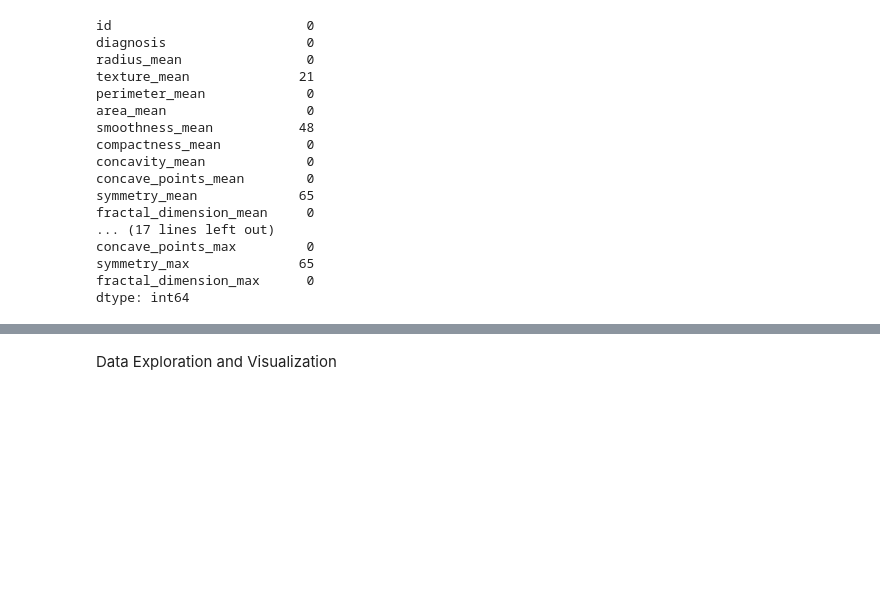
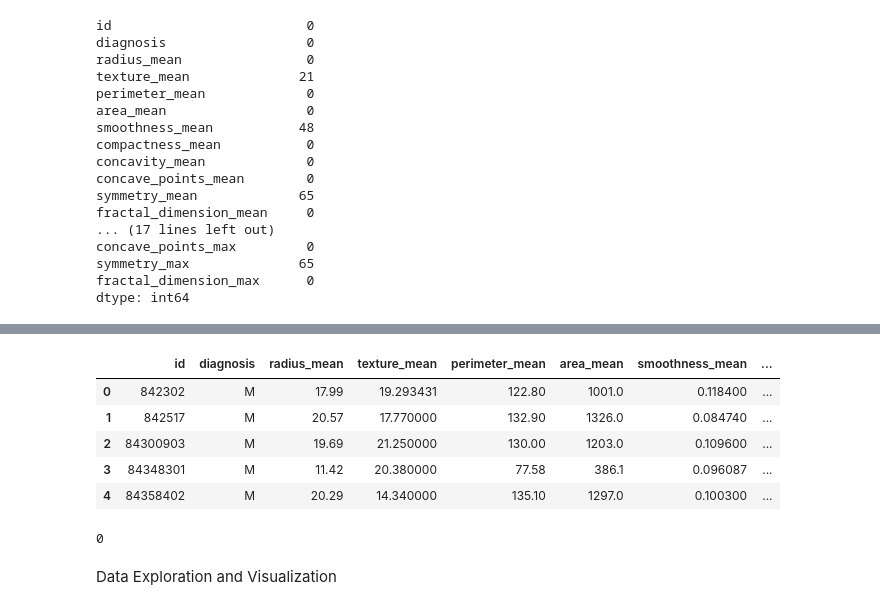
Before and after one commit to Placidus-Ali/intermediate_projects, a Jupyter notebook: week3/lesson1.ipynb, the cells around one changed output, grey strips where cells are left out. Drawn from its saved outputs; the diff is of its cells as text; code cells hidden in the pictures; blank space fills up the shorter version.

```diff
--- a/week3/lesson1.ipynb
+++ b/week3/lesson1.ipynb
@@ -90,2 +130,17 @@ dtype: int64
+# %%
+df.drop_duplicates(keep="last", inplace=True) # I choose to drop the first duplicate row while keeping the last duplicate row
+df.head()
+# %% [output]
+|  | id | diagnosis | radius_mean | texture_mean | perimeter_mean | area_mean | smoothness_mean | ... |
+| 0 | 842302 | M | 17.99 | 19.293431 | 122.80 | 1001.0 | 0.118400 | ... |
+| 1 | 842517 | M | 20.57 | 17.770000 | 132.90 | 1326.0 | 0.084740 | ... |
+| 2 | 84300903 | M | 19.69 | 21.250000 | 130.00 | 1203.0 | 0.109600 | ... |
+| 3 | 84348301 | M | 11.42 | 20.380000 | 77.58 | 386.1 | 0.096087 | ... |
+| 4 | 84358402 | M | 20.29 | 14.340000 | 135.10 | 1297.0 | 0.100300 | ... |
+# %%
+df.duplicated(keep='first').sum() # confirming if the duplicate are dropped
+# My dataset is now clean for Exploratory analysis and Visualization
+# %% [output]
+0
 # %% [markdown]
 Data Exploration and Visualization
```
Also changed, not shown: parts of 9 cells of this notebook.
